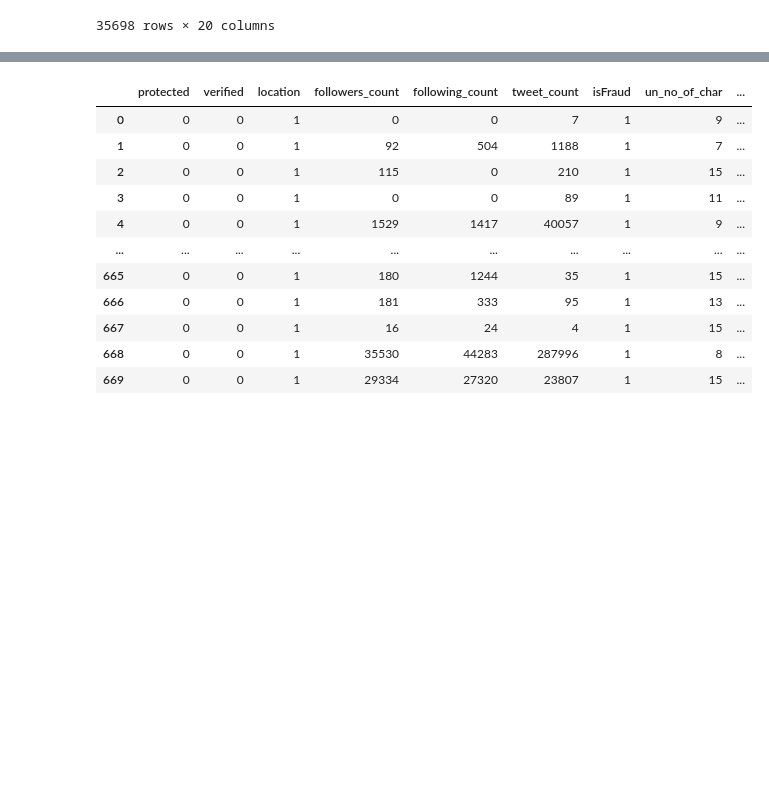
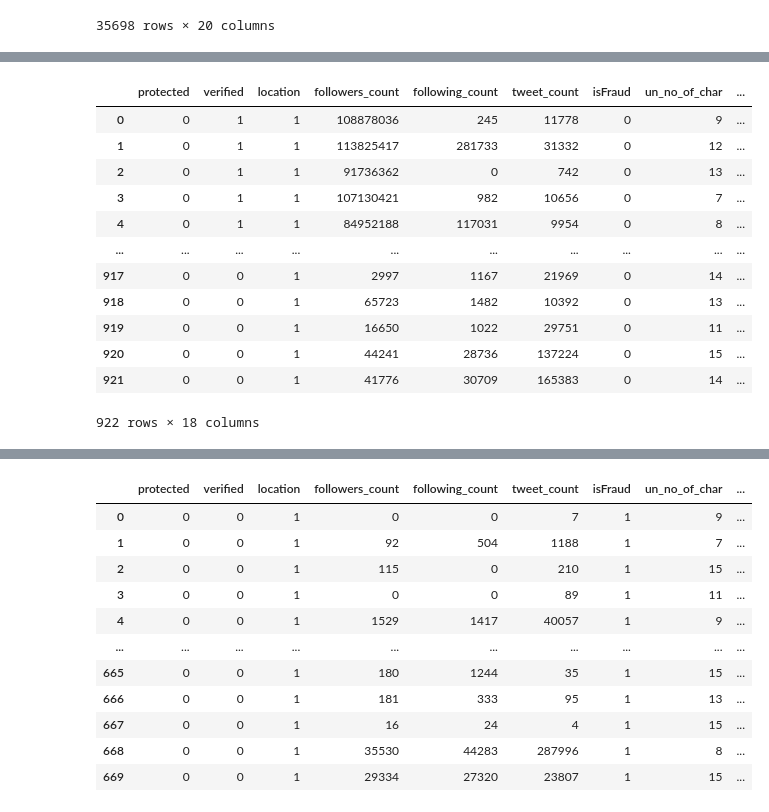
Before and after one commit to ShyamalSankar/BT4012, a Jupyter notebook: ETL + EDA (Features)/ETL + EDA (Features).ipynb, the cells around one changed output, grey strips where cells are left out. Cells and saved outputs as stored; diff of their text form; code cells hidden in the pictures; blank space fills up the shorter version.

```diff
--- a/ETL + EDA (Features)/ETL + EDA (Features).ipynb
+++ b/ETL + EDA (Features)/ETL + EDA (Features).ipynb
@@ -168,4 +165,28 @@ int_var = ["followers_count", "following_count", "tweet_count"]
 
 for var in int_var:
     df_tweets[var] = df_tweets[var].astype(int)
+# %%
+df_celeb = account_type(df_celeb)
+df_celeb = username(df_celeb)
+df_celeb = name(df_celeb)
+df_celeb = description(df_celeb)
+df_celeb = location(df_celeb)
+df_celeb = time(df_celeb)
+
+pv_var = ["verified", "protected"]
+
+for var in pv_var:
+    df_celeb[var] = df_celeb[var].apply(convert_PV)
+
+boolean_var = ["verified", "location", "un_special_char", "un_uppercase",
+               "name_special_char", "name_uppercase", "des_external_links",
+               "has_description", "protected"]
+
+for var in boolean_var:
+    df_celeb[var] = df_celeb[var].apply(convert_TF)
+
+int_var = ["followers_count", "following_count", "tweet_count"]
+
+for var in int_var:
+    df_celeb[var] = df_celeb[var].astype(int)
 # %%
@@ -193,9 +211,8 @@ for var in int_var:
     df_bot[var] = df_bot[var].astype(int)
 # %%
 new_df_tweets = df_tweets.drop(columns=["id", "created_at", "name", "username", "description", "url"])
-# new_df_celeb = df_celeb.drop(columns=["id", "created_at", "name", "username", "description", "Unnamed: 0", "account_type", "average_tweets_per_day"])
+new_df_celeb = df_celeb.drop(columns=["id", "created_at", "name", "username", "description", "Unnamed: 0", "account_type", "average_tweets_per_day"])
 new_df_bot = df_bot.drop(columns=["id", "created_at", "name", "username", "description", "Unnamed: 0", "account_type", "average_tweets_per_day"])
-# new_df_tweets = new_df_tweets.drop(columns=["tweet_count", "account_age_in_days"])
 # %%
 saved_df_tweets = new_df_tweets.drop(columns=["account_type"])
 # %%
@@ -226,3 +243,19 @@ saved_df_tweets.describe()
 | 50% | 0.000000 | 0.000000 | 1.000000 | 3.820000e+02 | 3.020000e+02 | 4.608500e+03 | 0.000000 | 11.000000 | ... |
 | 75% | 0.000000 | 0.000000 | 1.000000 | 1.058400e+04 | 9.440000e+02 | 1.904075e+04 | 1.000000 | 13.000000 | ... |
 | max | 1.000000 | 1.000000 | 1.000000 | 1.334895e+08 | 4.099498e+06 | 2.935091e+06 | 1.000000 | 15.000000 | ... |
+# %%
+new_df_celeb
+# %% [output]
+|  | protected | verified | location | followers_count | following_count | tweet_count | isFraud | un_no_of_char | ... |
+| 0 | 0 | 1 | 1 | 108878036 | 245 | 11778 | 0 | 9 | ... |
+| 1 | 0 | 1 | 1 | 113825417 | 281733 | 31332 | 0 | 12 | ... |
+| 2 | 0 | 1 | 1 | 91736362 | 0 | 742 | 0 | 13 | ... |
+| 3 | 0 | 1 | 1 | 107130421 | 982 | 10656 | 0 | 7 | ... |
+| 4 | 0 | 1 | 1 | 84952188 | 117031 | 9954 | 0 | 8 | ... |
+| ... | ... | ... | ... | ... | ... | ... | ... | ... | ... |
+| 917 | 0 | 0 | 1 | 2997 | 1167 | 21969 | 0 | 14 | ... |
+| 918 | 0 | 0 | 1 | 65723 | 1482 | 10392 | 0 | 13 | ... |
+| 919 | 0 | 0 | 1 | 16650 | 1022 | 29751 | 0 | 11 | ... |
+| 920 | 0 | 0 | 1 | 44241 | 28736 | 137224 | 0 | 15 | ... |
+| 921 | 0 | 0 | 1 | 41776 | 30709 | 165383 | 0 | 14 | ... |
+922 rows × 18 columns
```
Also changed, not shown: parts of 4 cells of this notebook, 1 other file.
